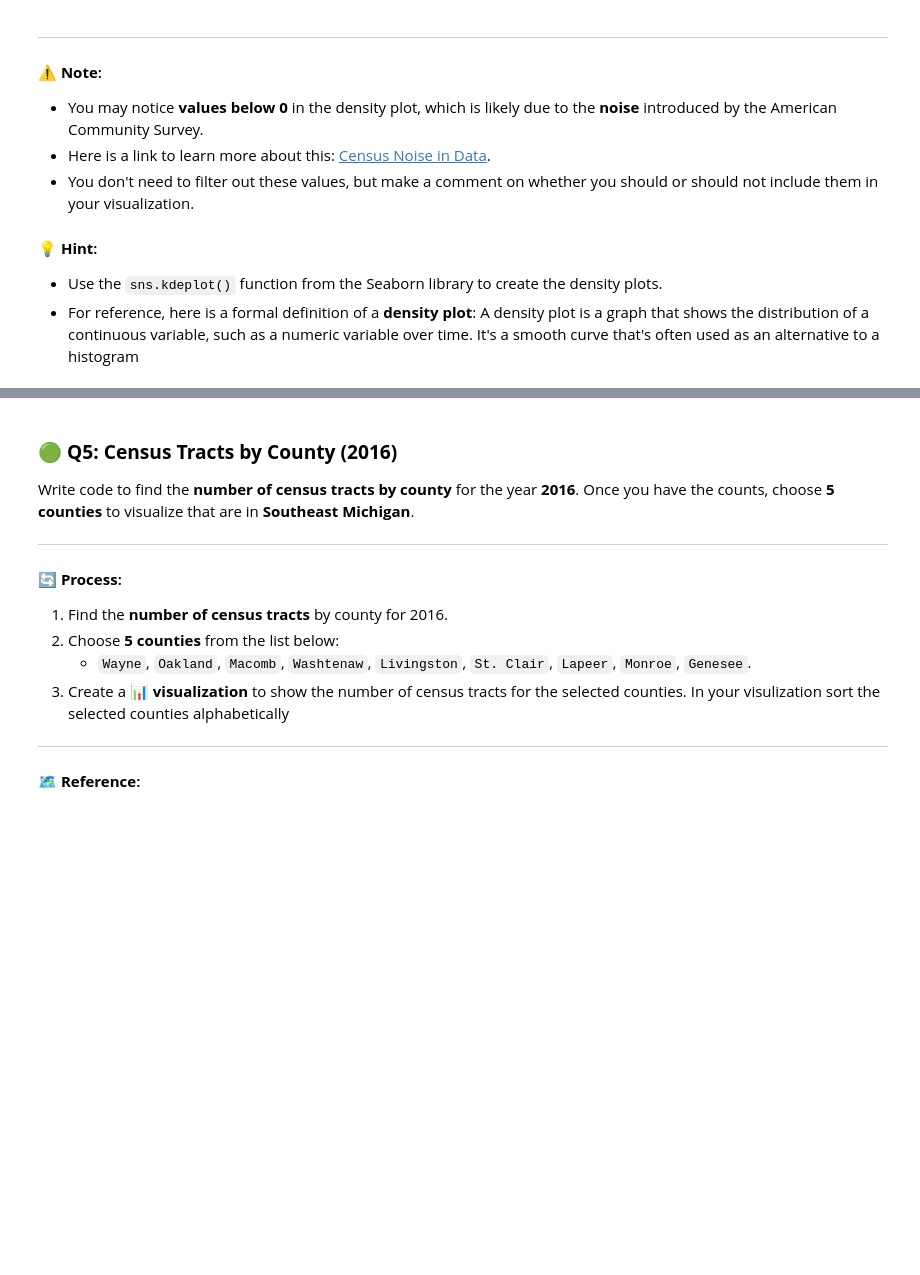
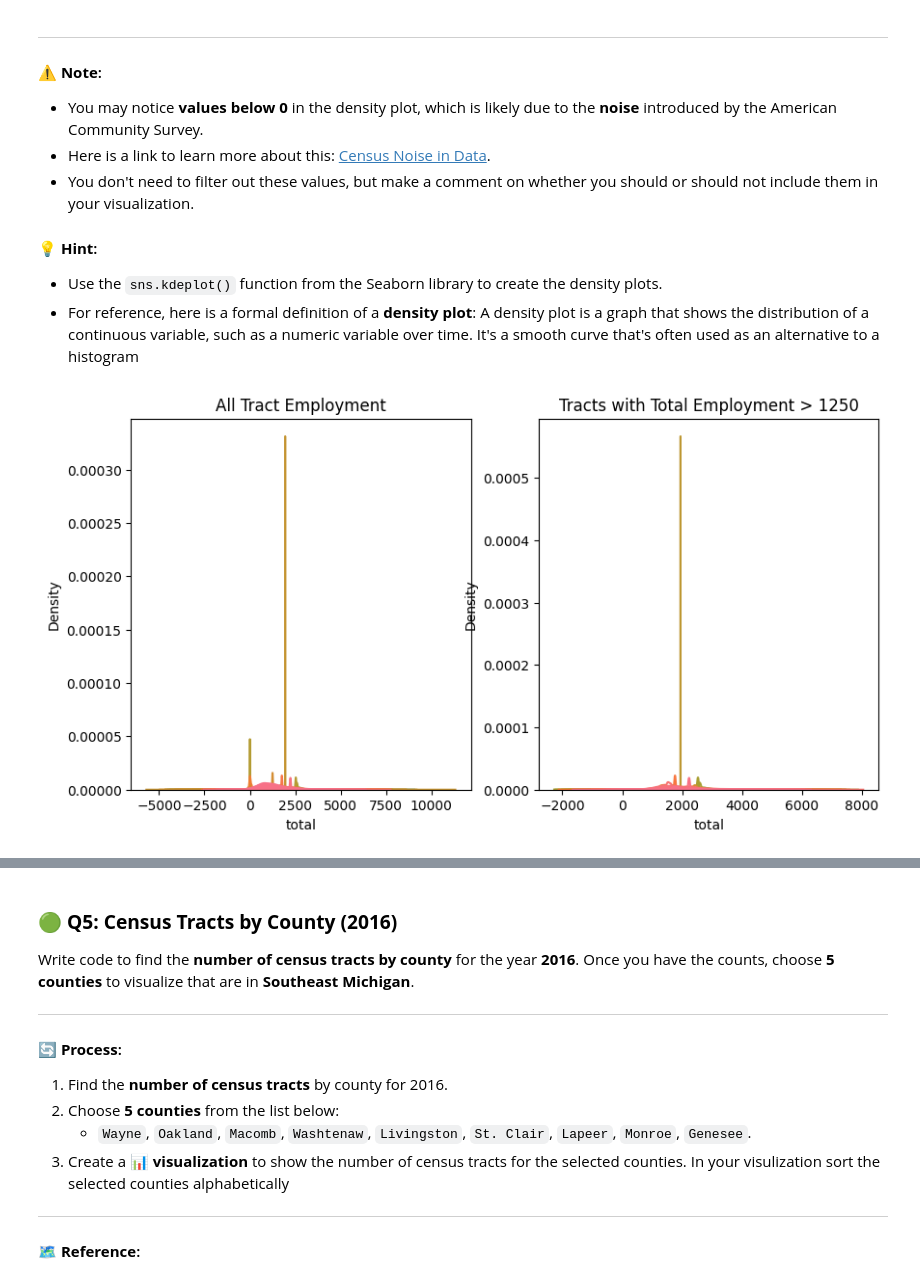
Before and after one commit to franciscothebrady/coursework, a Jupyter notebook: semester_3/si_618/day_1/homework/SI_618_Homework_03.ipynb, the cells around one changed output, grey strips where cells are left out. Saved outputs shown, nothing was run; the diff lists cells and outputs as text; code cells hidden in the pictures; blank space fills up the shorter version.

```diff
--- a/semester_3/si_618/day_1/homework/SI_618_Homework_03.ipynb
+++ b/semester_3/si_618/day_1/homework/SI_618_Homework_03.ipynb
@@ -150,7 +150,7 @@ def load_data_from_dir(my_path):
 # Load the data
 # variable assignment known as tuple unpacking
 acs_2010, acs_2011, acs_2012, acs_2013, acs_2014, acs_2015, acs_2016 = \
-    load_data_from_dir("Occupation_Data")
+    load_data_from_dir("hw3_dataset/Occupation_Data")
 
 # You may need to change the my_path argument to the directory where your CSV files are located ^^^
 # %%
@@ -297,4 +486,27 @@ For all counties in the dataset for the year **2013**, create a 📊 **visualiza
 - Use the `sns.kdeplot()` function from the Seaborn library to create the density plots.
 - For reference, here is a formal definition of a **density plot**: A density plot is a graph that shows the distribution of a continuous variable, such as a numeric variable over time. It's a smooth curve that's often used as an alternative to a histogram
 # %%
-# Answer Here
+# filter tract level from combined_df to 2013
+tract_employed3 = combined_df[(combined_df['year'] == 2013)]
+# print(tract_employed3.head())
+# print(tract_employed3['county'].value_counts())
+# %%
+# plot two kde panels - one for all tracts and one for tracts with total employment > 1250
+fig, ax = plt.subplots(1, 2, figsize=(10, 5))
+sns.kdeplot(data=tract_employed3,
+    x='total',
+    hue='tract',
+    legend=False,
+    ax=ax[0],
+    warn_singular=False) # had to include to get the plot to work
+sns.kdeplot(data=tract_employed3[tract_employed3['total'] > 1250],
+    x='total',
+    hue='tract',
+    legend=False,
+    ax=ax[1],
+    warn_singular=False)
+ax[0].set_title('All Tract Employment')
+ax[1].set_title('Tracts with Total Employment > 1250')
+plt.show()
+# %% [output]
+[figure, added]
```
Also changed, not shown: parts of 19 cells of this notebook, 10 other files.
